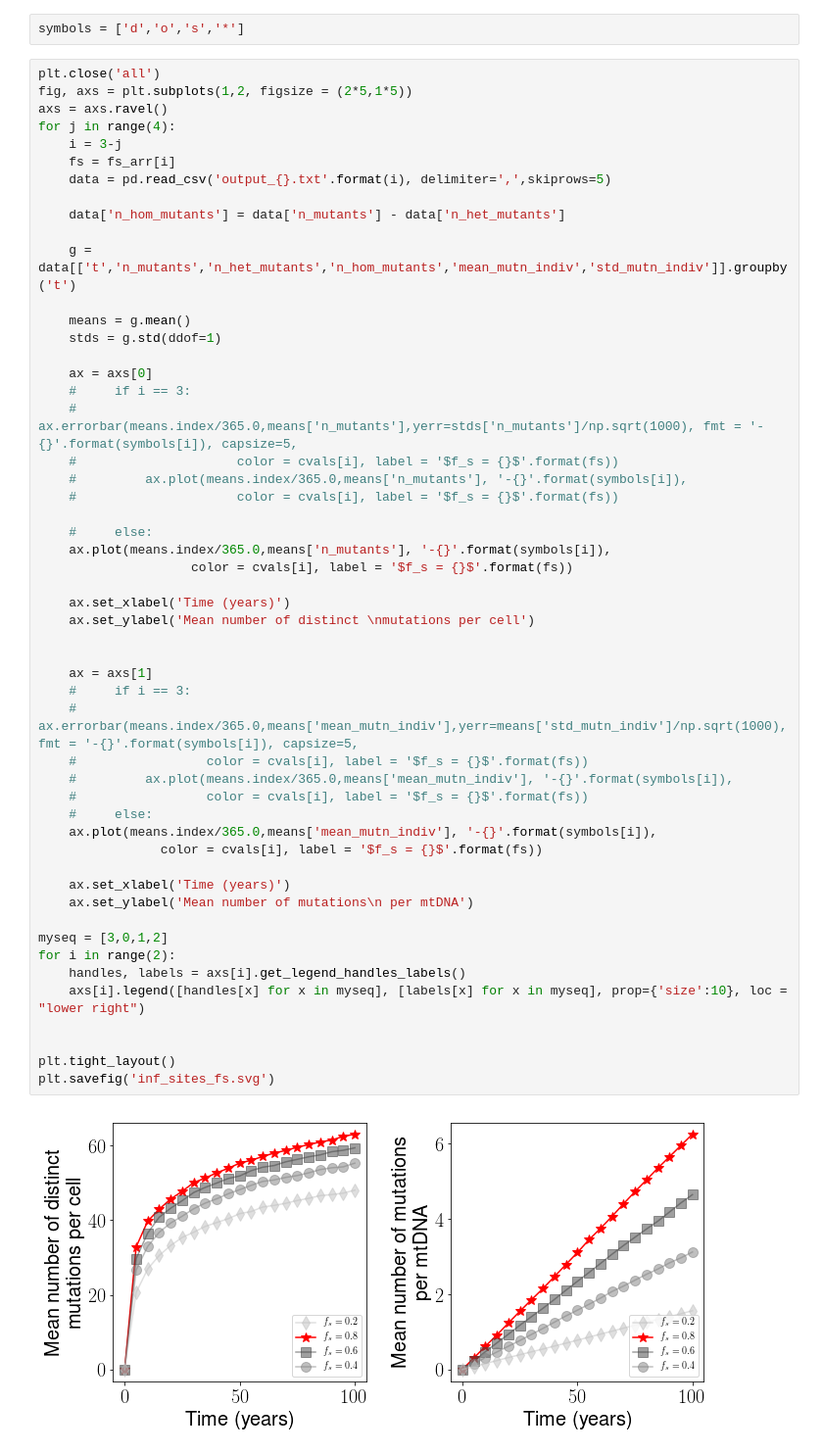
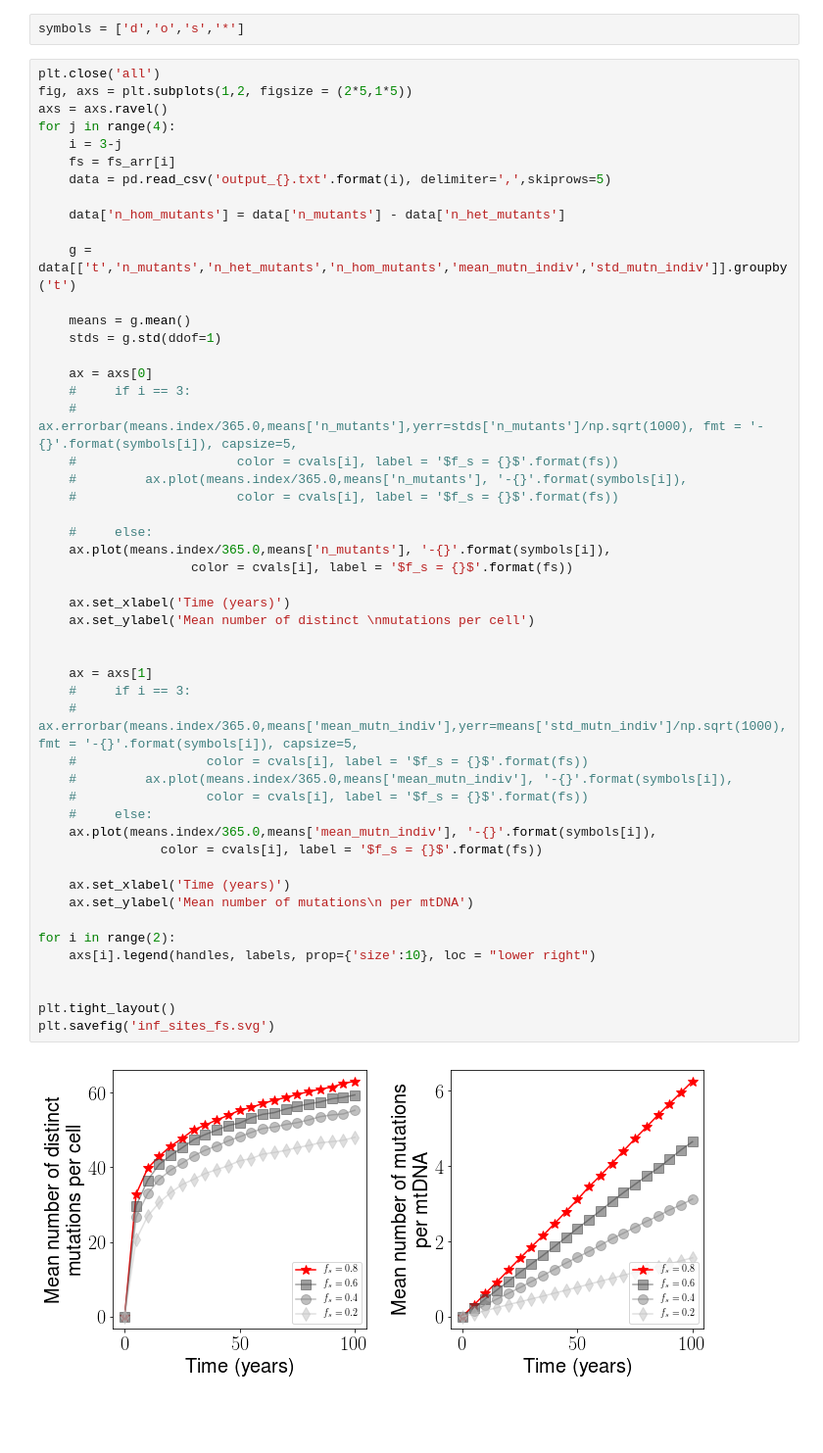
Before and after one commit to ImperialCollegeLondon/MitoNetworksGenetics, a Jupyter notebook: Moran_infinite_sites/Fs_sweep/Process_infinite_sites.ipynb, the cells around one changed output. Shown at 98% size. Cells and saved outputs as stored; diff of their text form; blank space fills up the shorter version.

```diff
--- a/Moran_infinite_sites/Fs_sweep/Process_infinite_sites.ipynb
+++ b/Moran_infinite_sites/Fs_sweep/Process_infinite_sites.ipynb
@@ -50,34 +50,32 @@ for j in range(4):
     #         ax.plot(means.index/365.0,means['n_mutants'], '-{}'.format(symbols[i]),
     #                     color = cvals[i], label = '$f_s = {}$'.format(fs))
 
     #     else:
     ax.plot(means.index/365.0,means['n_mutants'], '-{}'.format(symbols[i]),
                     color = cvals[i], label = '$f_s = {}$'.format(fs))
 
     ax.set_xlabel('Time (years)')
     ax.set_ylabel('Mean number of distinct \nmutations per cell')
 
 
     ax = axs[1]
     #     if i == 3:
     #         ax.errorbar(means.index/365.0,means['mean_mutn_indiv'],yerr=means['std_mutn_indiv']/np.sqrt(1000), fmt = '-{}'.format(symbols[i]), capsize=5,
     #                 color = cvals[i], label = '$f_s = {}$'.format(fs))
     #         ax.plot(means.index/365.0,means['mean_mutn_indiv'], '-{}'.format(symbols[i]),
     #                 color = cvals[i], label = '$f_s = {}$'.format(fs))
     #     else:
     ax.plot(means.index/365.0,means['mean_mutn_indiv'], '-{}'.format(symbols[i]),
                 color = cvals[i], label = '$f_s = {}$'.format(fs))
 
     ax.set_xlabel('Time (years)')
     ax.set_ylabel('Mean number of mutations\n per mtDNA')
 
-myseq = [3,0,1,2]
 for i in range(2):
-    handles, labels = axs[i].get_legend_handles_labels()
-    axs[i].legend([handles[x] for x in myseq], [labels[x] for x in myseq], prop={'size':10}, loc = "lower right")
+    axs[i].legend(handles, labels, prop={'size':10}, loc = "lower right")
 
 
 plt.tight_layout()
 plt.savefig('inf_sites_fs.svg')
 # %% [output]
-[figure, old version]
+[figure, new version]
```
Also changed, not shown: 13 other files.
